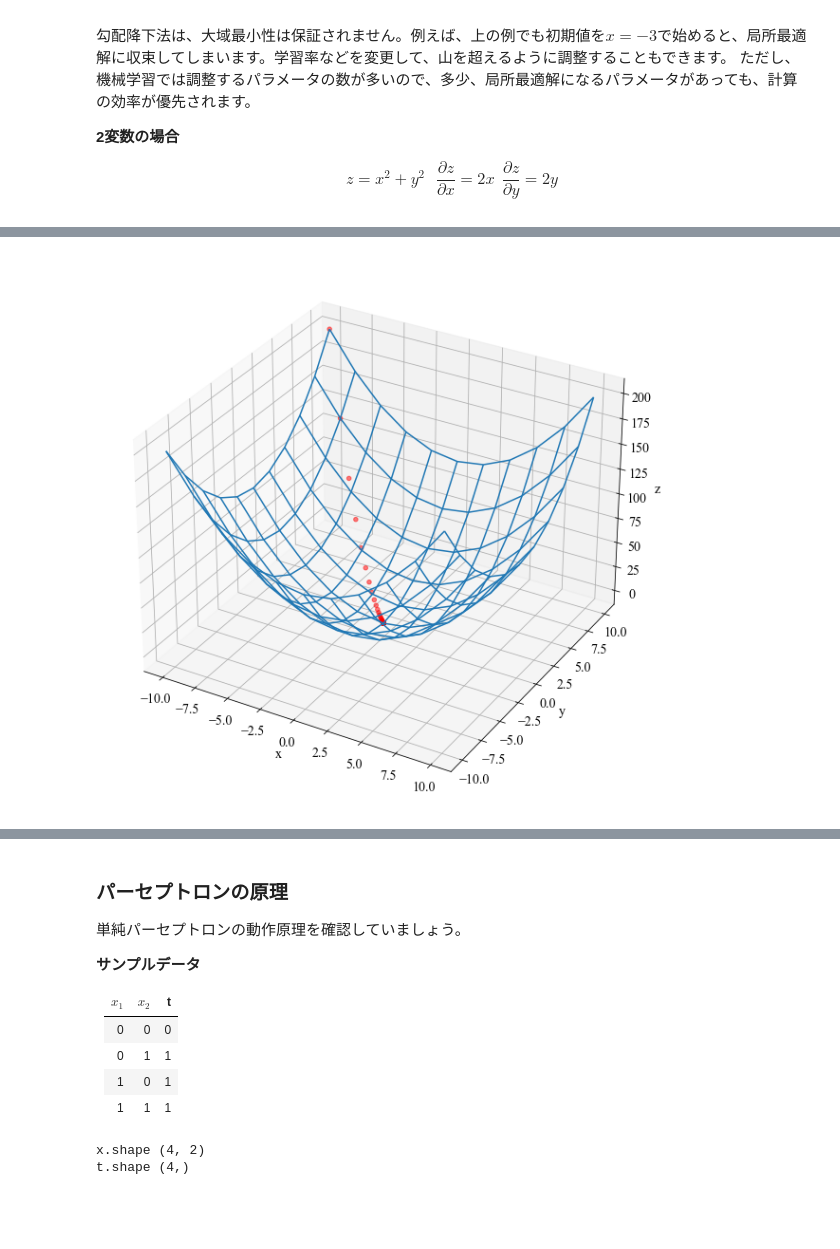
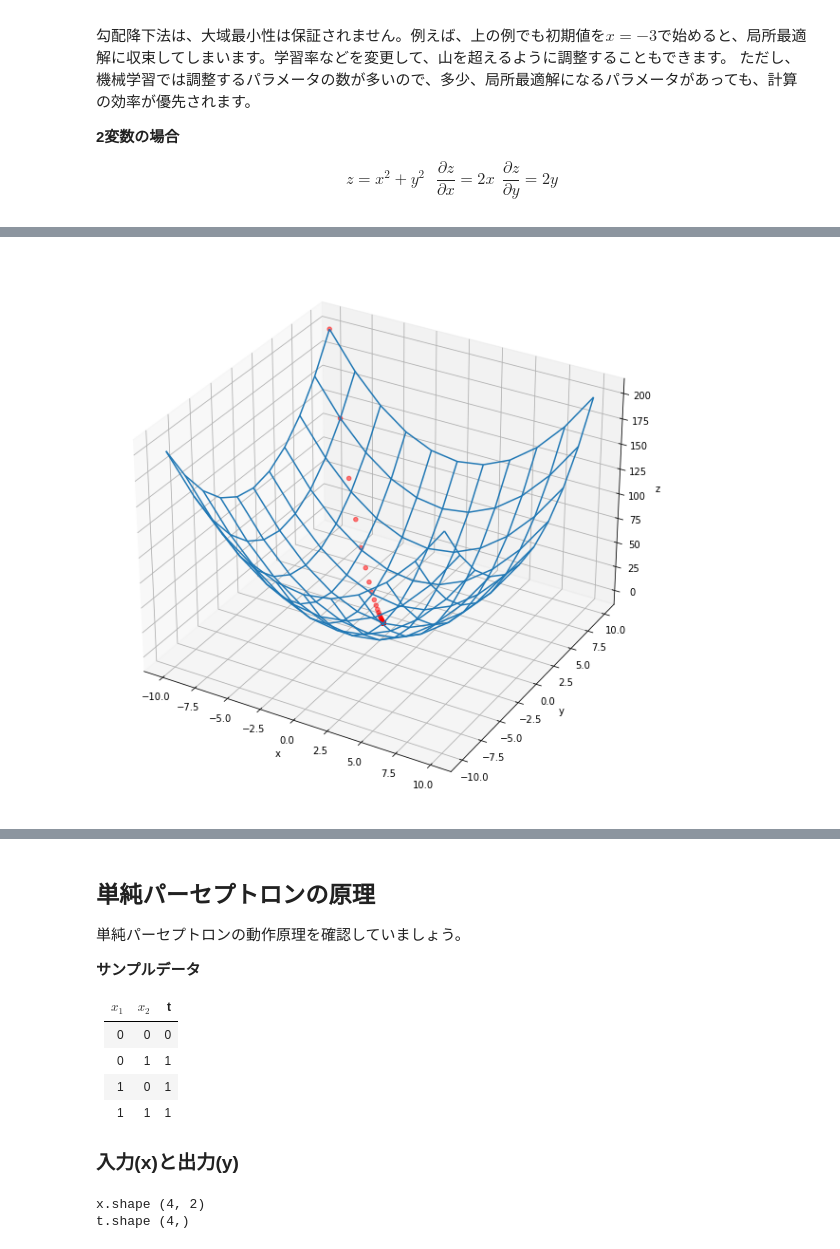
Before and after one commit to KuramitsuLab/kolab, a Jupyter notebook: src_ds/ds10nw.ipynb, the cells around one changed output, grey strips where cells are left out. Saved outputs shown, nothing was run; the diff lists cells and outputs as text; code cells hidden in the pictures; blank space fills up the shorter version.

```diff
--- a/src_ds/ds10nw.ipynb
+++ b/src_ds/ds10nw.ipynb
@@ -307,25 +326,25 @@ plt.show()
 # %%
 x = np.zeros(100)
 y = np.zeros(100)
 x[0] = -10  # 初期値
 y[0] = 10  # 初期値
 
 def dfdx(x):
     return 2 * x
 
 def dfdy(y):
     return 2 * y
 
-
+eta = 0.1   # 学習率
 for i in range(len(x)-1):
     x[i+1] = x[i] - eta * dfdx(x[i])  # 勾配降下法
     y[i+1] = y[i] - eta * dfdy(y[i])  # 勾配降下法
 
 ax1 = show_grads()
 ax1.scatter3D(x, y, f(x, y), c='red', alpha=0.5)
 plt.show()
 # %% [output]
-[figure, old version]
+[figure, new version]
 # %% [markdown]
 最先端のニューラルネットワークでは、勾配降下法に完成項(momentum)を追加させた手法、さらに適応的に学習率を変更するAdaGradが使われています。
 
@@ -339,7 +358,7 @@ plt.show()
 
 [wat氏のわかりやすい解説](https://watlab-blog.com/2020/03/08/adagrad/)より引用
 # %% [markdown]
-### パーセプトロンの原理
+## 単純パーセプトロンの原理
 
 単純パーセプトロンの動作原理を確認していましょう。
 
@@ -351,5 +370,7 @@ __サンプルデータ__
 |0|1|1|
 |1|0|1|
 |1|1|1|
+
+### 入力(x)と出力(y)
 # %%
 x = np.array([[0, 0], [0, 1], [1,0], [1,1]])
```
Also changed, not shown: parts of 22 cells of this notebook, 7 other files.
